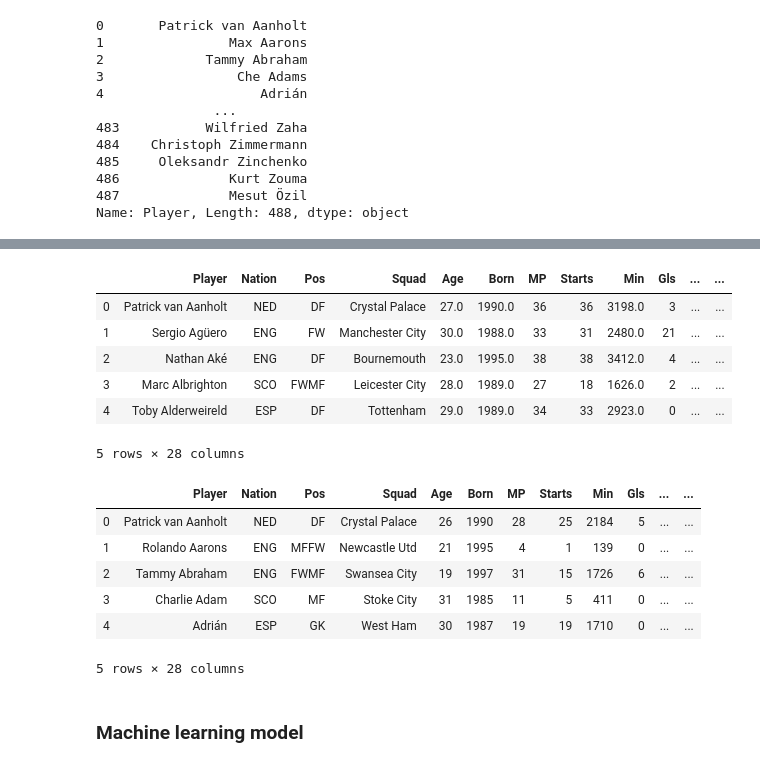
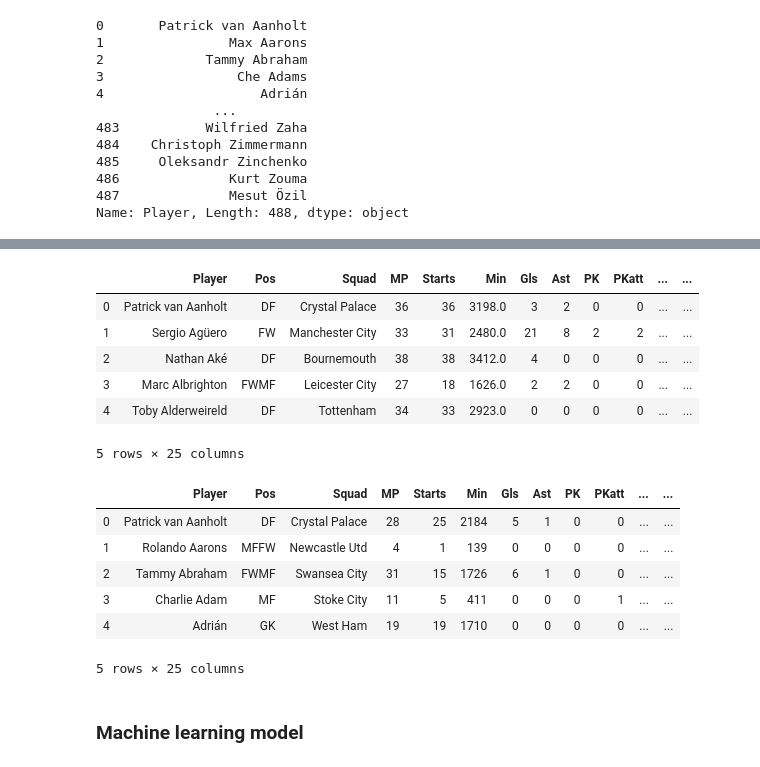
Before and after one commit to jbtrahin/soccer_masters, a Jupyter notebook: PL_data_sets.ipynb, the cells around one changed output, grey strips where cells are left out. Drawn from its saved outputs; the diff is of its cells as text; code cells hidden in the pictures.

```diff
--- a/PL_data_sets.ipynb
+++ b/PL_data_sets.ipynb
@@ -160,38 +105,32 @@ nation_split = PL_18_19_df['Nation'].str.split(' ', 1, expand=True)
 # %%
-nation_split.rename(columns={0: 'A', 1: 'B'}, inplace=True)
-nation_split.drop(columns={'A'})
-PL_18_19_df['Nation'] = nation_split['B']
-PL_18_19_df.drop(columns=["Rk"], axis=1, inplace=True)
-PL_18_19_df.drop(columns=["Matches"], axis=1, inplace=True)
+#nation_split.rename(columns={0: 'A', 1: 'B'}, inplace=True)
+#nation_split.drop(columns={'A'})
+#PL_18_19_df['Nation'] = nation_split['B']
+PL_18_19_df.drop(columns=["Rk", "Matches", "Nation", "Age", "Born"], axis=1, inplace=True)
 PL_18_19_df.head()
 # %% [output]
-|  | Player | Nation | Pos | Squad | Age | Born | MP | Starts | Min | Gls | ... | ... |
-| 0 | Patrick van Aanholt | NED | DF | Crystal Palace | 27.0 | 1990.0 | 36 | 36 | 3198.0 | 3 | ... | ... |
-| 1 | Sergio Agüero | ENG | FW | Manchester City | 30.0 | 1988.0 | 33 | 31 | 2480.0 | 21 | ... | ... |
-| 2 | Nathan Aké | ENG | DF | Bournemouth | 23.0 | 1995.0 | 38 | 38 | 3412.0 | 4 | ... | ... |
-| 3 | Marc Albrighton | SCO | FWMF | Leicester City | 28.0 | 1989.0 | 27 | 18 | 1626.0 | 2 | ... | ... |
-| 4 | Toby Alderweireld | ESP | DF | Tottenham | 29.0 | 1989.0 | 34 | 33 | 2923.0 | 0 | ... | ... |
+|  | Player | Pos | Squad | MP | Starts | Min | Gls | Ast | PK | PKatt | ... | ... |
+| 0 | Patrick van Aanholt | DF | Crystal Palace | 36 | 36 | 3198.0 | 3 | 2 | 0 | 0 | ... | ... |
+| 1 | Sergio Agüero | FW | Manchester City | 33 | 31 | 2480.0 | 21 | 8 | 2 | 2 | ... | ... |
+| 2 | Nathan Aké | DF | Bournemouth | 38 | 38 | 3412.0 | 4 | 0 | 0 | 0 | ... | ... |
+| 3 | Marc Albrighton | FWMF | Leicester City | 27 | 18 | 1626.0 | 2 | 2 | 0 | 0 | ... | ... |
+| 4 | Toby Alderweireld | DF | Tottenham | 34 | 33 | 2923.0 | 0 | 0 | 0 | 0 | ... | ... |
-5 rows × 28 columns
+5 rows × 25 columns
 # %%
 #clean up17-18
 PL_17_18_df = PL_17_18_df.rename(columns={"Player▲": "Player"})
 player_name_split = PL_17_18_df['Player'].str.split('\\')
 player_names = player_name_split.map(lambda _:_[0])
 PL_17_18_df['Player'] = player_names
-nation_split = PL_17_18_df['Nation'].str.split(' ', 1, expand=True)
-nation_split.rename(columns={0: 'A', 1: 'B'}, inplace=True)
-nation_split.drop(columns={'A'})
-PL_17_18_df['Nation'] = nation_split['B']
-PL_17_18_df.drop(columns=["Rk"], axis=1, inplace=True)
-PL_17_18_df.drop(columns=["Matches"], axis=1, inplace=True)
+PL_17_18_df.drop(columns=["Rk", "Matches", "Nation", "Age", "Born"], axis=1, inplace=True)
 PL_17_18_df.head()
 # %% [output]
-|  | Player | Nation | Pos | Squad | Age | Born | MP | Starts | Min | Gls | ... | ... |
-| 0 | Patrick van Aanholt | NED | DF | Crystal Palace | 26 | 1990 | 28 | 25 | 2184 | 5 | ... | ... |
-| 1 | Rolando Aarons | ENG | MFFW | Newcastle Utd | 21 | 1995 | 4 | 1 | 139 | 0 | ... | ... |
-| 2 | Tammy Abraham | ENG | FWMF | Swansea City | 19 | 1997 | 31 | 15 | 1726 | 6 | ... | ... |
-| 3 | Charlie Adam | SCO | MF | Stoke City | 31 | 1985 | 11 | 5 | 411 | 0 | ... | ... |
-| 4 | Adrián | ESP | GK | West Ham | 30 | 1987 | 19 | 19 | 1710 | 0 | ... | ... |
+|  | Player | Pos | Squad | MP | Starts | Min | Gls | Ast | PK | PKatt | ... | ... |
+| 0 | Patrick van Aanholt | DF | Crystal Palace | 28 | 25 | 2184 | 5 | 1 | 0 | 0 | ... | ... |
+| 1 | Rolando Aarons | MFFW | Newcastle Utd | 4 | 1 | 139 | 0 | 0 | 0 | 0 | ... | ... |
+| 2 | Tammy Abraham | FWMF | Swansea City | 31 | 15 | 1726 | 6 | 1 | 0 | 0 | ... | ... |
+| 3 | Charlie Adam | MF | Stoke City | 11 | 5 | 411 | 0 | 0 | 0 | 1 | ... | ... |
+| 4 | Adrián | GK | West Ham | 19 | 19 | 1710 | 0 | 0 | 0 | 0 | ... | ... |
-5 rows × 28 columns
+5 rows × 25 columns
 # %% [markdown]
 ### Machine learning model
```
Also changed, not shown: parts of 15 cells of this notebook.
